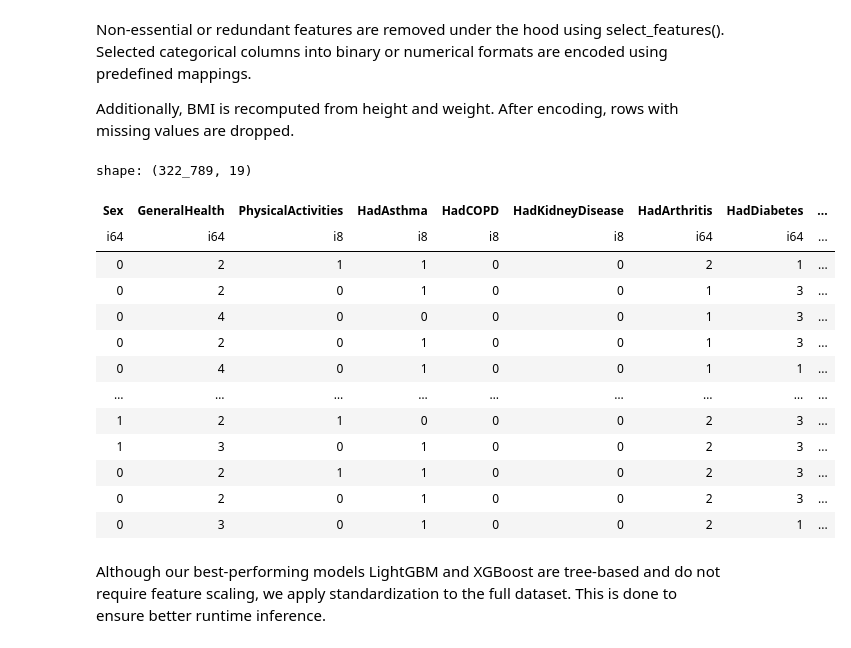
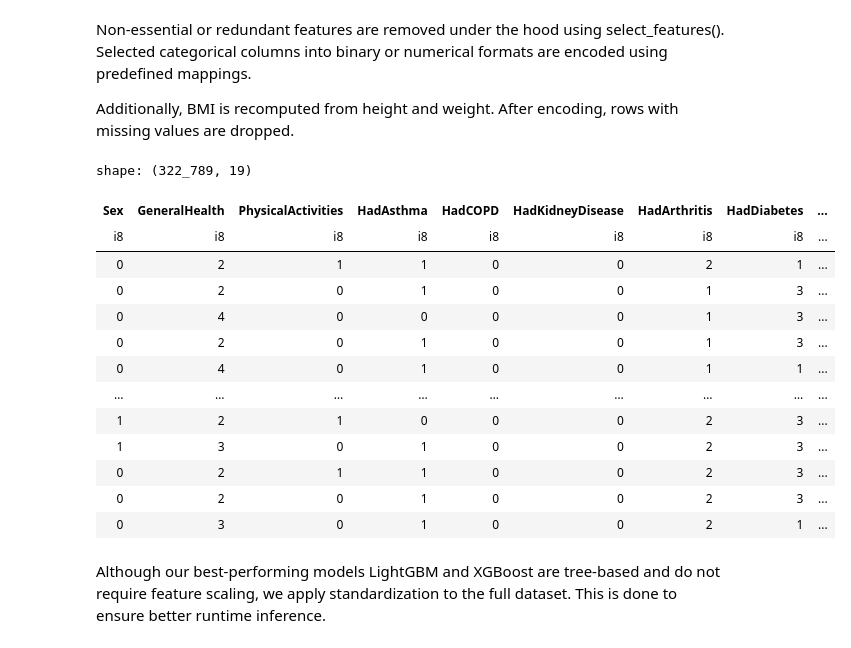
Before and after one commit to carrot2803/cvd-predictor, a Jupyter notebook: notebooks/training.ipynb, the cells around one changed output. Cells and saved outputs as stored; diff of their text form; code cells hidden in the pictures.

```diff
--- a/notebooks/training.ipynb
+++ b/notebooks/training.ipynb
@@ -29,14 +25,14 @@ Non-essential or redundant features are removed under the hood using select_feat
 
 Additionally, BMI is recomputed from height and weight. After encoding, rows with missing values are dropped.
 # %%
-df: pl.DataFrame = pl.read_parquet(parquet_path)
+df: pl.DataFrame = pl.read_parquet("data/intermediate/heart_cdc_2023.parquet")
 df: pl.DataFrame = encode_data(df).drop_nulls()
 df.write_parquet("data/intermediate/heart_cdc_2023_cleaned.parquet")
 df
 # %% [output]
 shape: (322_789, 19)
 | Sex | GeneralHealth | PhysicalActivities | HadAsthma | HadCOPD | HadKidneyDisease | HadArthritis | HadDiabetes | ... |
-| i64 | i64 | i8 | i8 | i8 | i8 | i64 | i64 | ... |
+| i8 | i8 | i8 | i8 | i8 | i8 | i8 | i8 | ... |
 | 0 | 2 | 1 | 1 | 0 | 0 | 2 | 1 | ... |
 | 0 | 2 | 0 | 1 | 0 | 0 | 1 | 3 | ... |
 | 0 | 4 | 0 | 0 | 0 | 0 | 1 | 3 | ... |
```
Also changed, not shown: parts of 4 cells of this notebook, 19 other files.
